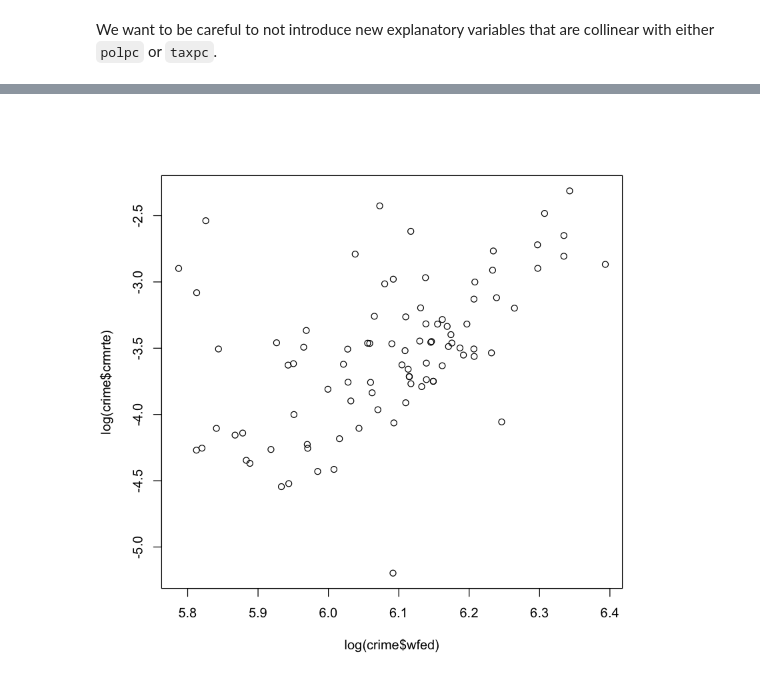
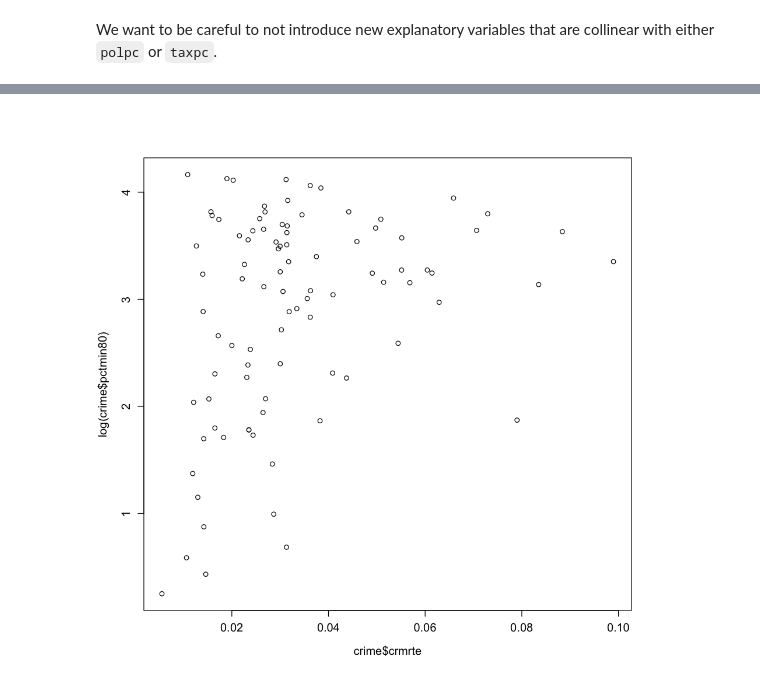
Before and after one commit to JBPelzner/w203-Lab-3, a Jupyter notebook: lab_3_rowan.ipynb, the cells around one changed output, grey strips where cells are left out. Cells and saved outputs as stored; diff of their text form; code cells hidden in the pictures.

```diff
--- a/lab_3_rowan.ipynb
+++ b/lab_3_rowan.ipynb
@@ -476,4 +569,4 @@ cor(log(crime$wfed), log(crime$crmrte))
 # %%
-plot(log(crime$wfed), log(crime$crmrte))
+plot(crime$crmrte, log(crime$pctmin80))
 # %% [output]
-[figure, old version]
+[figure, new version]
```
Also changed, not shown: parts of 23 cells of this notebook.
